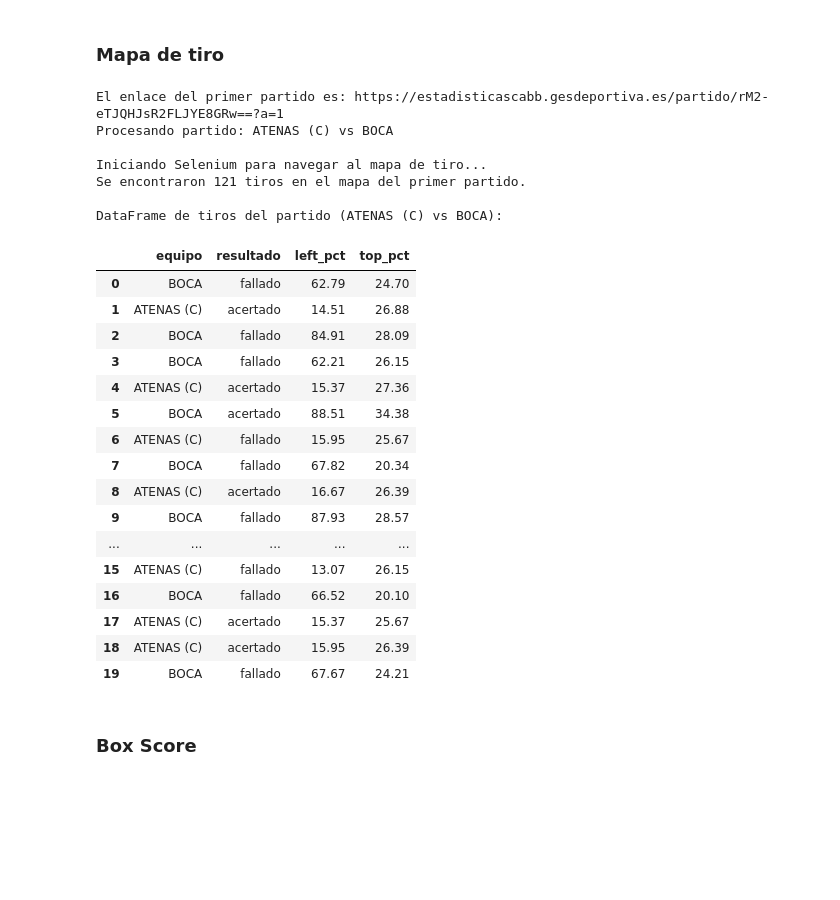
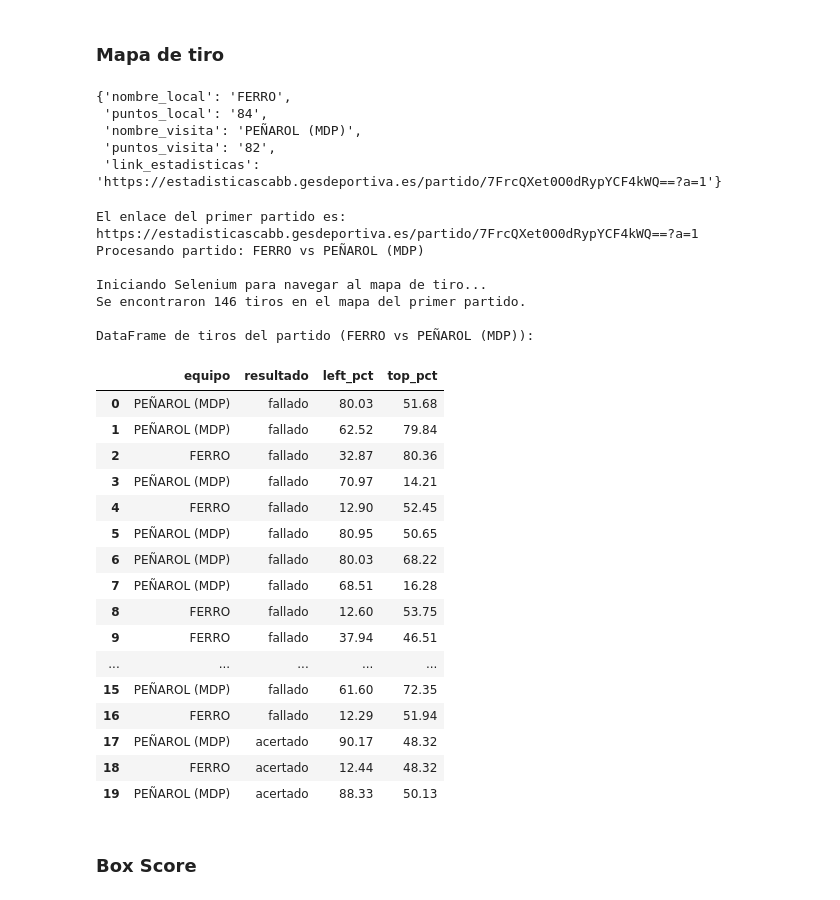
Before and after one commit to RomanLanda11/lnb-web-scraping, a Jupyter notebook: notebook/poc_scrapping.ipynb, the cells around one changed output. Drawn from its saved outputs; the diff is of its cells as text; code cells hidden in the pictures; blank space fills up the shorter version.

```diff
--- a/notebook/poc_scrapping.ipynb
+++ b/notebook/poc_scrapping.ipynb
@@ -103,6 +103,17 @@ import json # Box score
 import time # Box score
 # %% [markdown]
 ### Mapa de tiro
+# %%
+# 1. Define la clave exacta del partido que querés buscar
+partido_key = 'FERRO vs PEÑAROL (MDP) (009/10/2024 20:00)'
+partido_info = match_data[partido_key]
+partido_info
+# %% [output]
+{'nombre_local': 'FERRO',
+ 'puntos_local': '84',
+ 'nombre_visita': 'PEÑAROL (MDP)',
+ 'puntos_visita': '82',
+ 'link_estadisticas': 'https://estadisticascabb.gesdeportiva.es/partido/7FrcQXet0O0dRypYCF4kWQ==?a=1'}
 # %%
 # Nota: Este script asume que la variable 'match_data' ya fue creada
 #       y contiene los datos de los partidos, incluyendo los enlaces.
@@ -123,8 +134,11 @@ try:
         raise ValueError("El diccionario 'match_data' está vacío o no ha sido creado. No se puede continuar.")
 
     # Obtener la clave del primer partido
-    primer_partido_key = list(match_data.keys())[0]
-    partido_info = match_data[primer_partido_key]
+    # primer_partido_key = list(match_data.keys())[0]
+    # partido_info = match_data[primer_partido_key]
+
+    partido_key = 'FERRO vs PEÑAROL (MDP) (009/10/2024 20:00)'
+    partido_info = match_data[partido_key]
 
     # Guardar el enlace y los nombres de los equipos
     primer_link = partido_info["link_estadisticas"]
@@ -189,53 +203,53 @@ if primer_link:
             # --- LÓGICA FINAL PARA DETERMINAR EL EQUIPO ---
             # Se asigna el NOMBRE del equipo local o visitante según la coordenada 'left'
             if left is not None:
                 equipo = nombre_local if left <= 50 else nombre_visitante
             else:
                 equipo = "desconocido"
 
             data.append({
                 "equipo": equipo,
                 "resultado": resultado,
                 "left_pct": left,
                 "top_pct": top
             })
 
         df_tiros = pd.DataFrame(data)
         print(f"\nDataFrame de tiros del partido ({nombre_local} vs {nombre_visitante}):")
         display(df_tiros.head(20))
 
     except Exception as e:
         print(f"Ocurrió un error en la parte de Selenium: {e}")
     finally:
         try:
             driver.quit()
         except NameError:
             pass
 # %% [output]
-El enlace del primer partido es: https://estadisticascabb.gesdeportiva.es/partido/rM2-eTJQHJsR2FLJYE8GRw==?a=1
-Procesando partido: ATENAS (C) vs BOCA
+El enlace del primer partido es: https://estadisticascabb.gesdeportiva.es/partido/7FrcQXet0O0dRypYCF4kWQ==?a=1
+Procesando partido: FERRO vs PEÑAROL (MDP)
 
 Iniciando Selenium para navegar al mapa de tiro...
-Se encontraron 121 tiros en el mapa del primer partido.
+Se encontraron 146 tiros en el mapa del primer partido.
 
-DataFrame de tiros del partido (ATENAS (C) vs BOCA):
+DataFrame de tiros del partido (FERRO vs PEÑAROL (MDP)):
 |  | equipo | resultado | left_pct | top_pct |
-| 0 | BOCA | fallado | 62.79 | 24.70 |
-| 1 | ATENAS (C) | acertado | 14.51 | 26.88 |
-| 2 | BOCA | fallado | 84.91 | 28.09 |
-| 3 | BOCA | fallado | 62.21 | 26.15 |
-| 4 | ATENAS (C) | acertado | 15.37 | 27.36 |
-| 5 | BOCA | acertado | 88.51 | 34.38 |
-| 6 | ATENAS (C) | fallado | 15.95 | 25.67 |
-| 7 | BOCA | fallado | 67.82 | 20.34 |
-| 8 | ATENAS (C) | acertado | 16.67 | 26.39 |
-| 9 | BOCA | fallado | 87.93 | 28.57 |
+| 0 | PEÑAROL (MDP) | fallado | 80.03 | 51.68 |
+| 1 | PEÑAROL (MDP) | fallado | 62.52 | 79.84 |
+| 2 | FERRO | fallado | 32.87 | 80.36 |
+| 3 | PEÑAROL (MDP) | fallado | 70.97 | 14.21 |
+| 4 | FERRO | fallado | 12.90 | 52.45 |
+| 5 | PEÑAROL (MDP) | fallado | 80.95 | 50.65 |
+| 6 | PEÑAROL (MDP) | fallado | 80.03 | 68.22 |
+| 7 | PEÑAROL (MDP) | fallado | 68.51 | 16.28 |
+| 8 | FERRO | fallado | 12.60 | 53.75 |
+| 9 | FERRO | fallado | 37.94 | 46.51 |
 | ... | ... | ... | ... | ... |
-| 15 | ATENAS (C) | fallado | 13.07 | 26.15 |
-| 16 | BOCA | fallado | 66.52 | 20.10 |
-| 17 | ATENAS (C) | acertado | 15.37 | 25.67 |
-| 18 | ATENAS (C) | acertado | 15.95 | 26.39 |
-| 19 | BOCA | fallado | 67.67 | 24.21 |
+| 15 | PEÑAROL (MDP) | fallado | 61.60 | 72.35 |
+| 16 | FERRO | fallado | 12.29 | 51.94 |
+| 17 | PEÑAROL (MDP) | acertado | 90.17 | 48.32 |
+| 18 | FERRO | acertado | 12.44 | 48.32 |
+| 19 | PEÑAROL (MDP) | acertado | 88.33 | 50.13 |
 # %% [markdown]
 ### Box Score
 # %%
```
Also changed, not shown: parts of 6 cells of this notebook.
